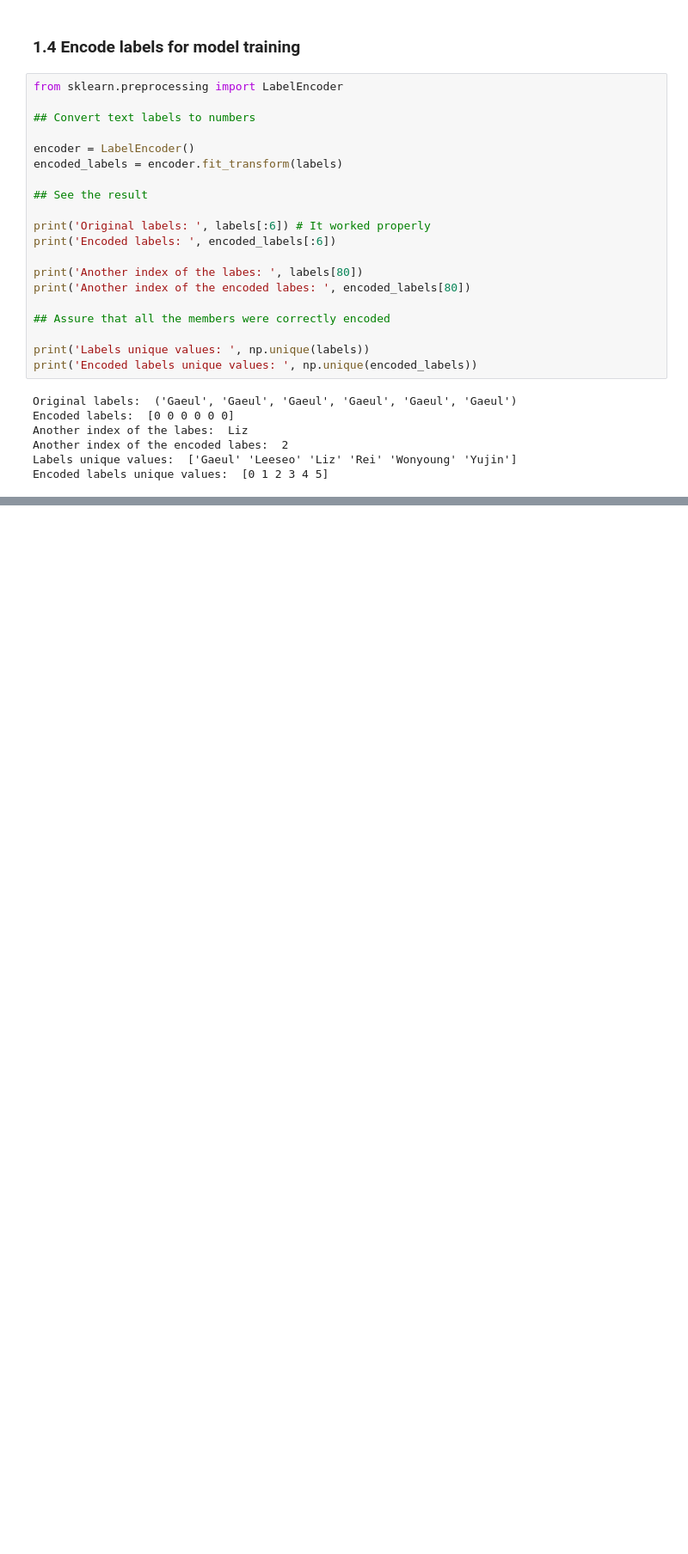
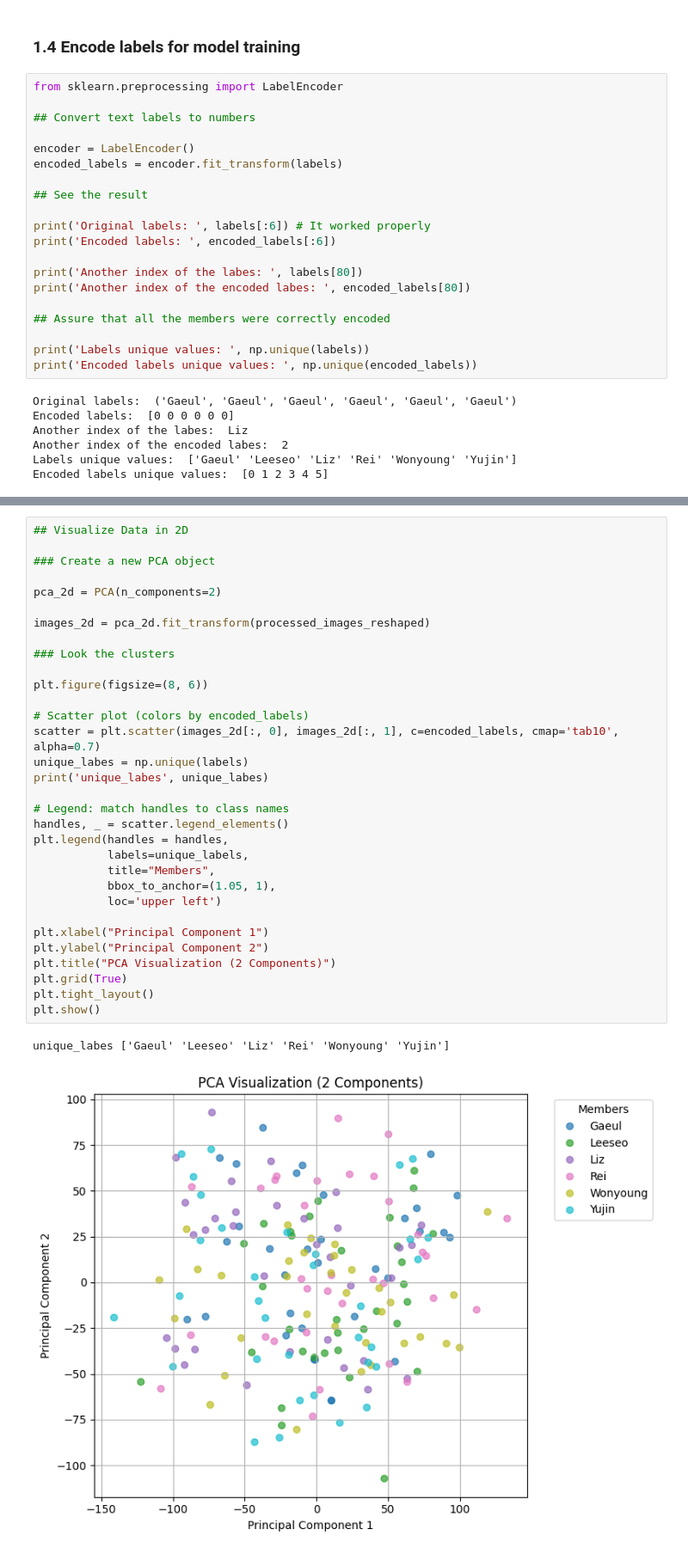
Before and after one commit to DanielTC342/IVE_face_recognition, a Jupyter notebook: IVE_face_recognition_code.ipynb, the cells around one changed output, grey strips where cells are left out. Shown at 86% size. Drawn from its saved outputs; the diff is of its cells as text; blank space fills up the shorter version.

```diff
--- a/IVE_face_recognition_code.ipynb
+++ b/IVE_face_recognition_code.ipynb
@@ -101,0 +144,35 @@ Encoded labels unique values:  [0 1 2 3 4 5]
+# %%
+## Visualize Data in 2D
+
+### Create a new PCA object
+
+pca_2d = PCA(n_components=2)
+
+images_2d = pca_2d.fit_transform(processed_images_reshaped)
+
+### Look the clusters
+
+plt.figure(figsize=(8, 6))
+
+# Scatter plot (colors by encoded_labels)
+scatter = plt.scatter(images_2d[:, 0], images_2d[:, 1], c=encoded_labels, cmap='tab10', alpha=0.7)
+unique_labes = np.unique(labels)
+print('unique_labes', unique_labes)
+
+# Legend: match handles to class names
+handles, _ = scatter.legend_elements()
+plt.legend(handles = handles,
+           labels=unique_labels,
+           title="Members",
+           bbox_to_anchor=(1.05, 1),
+           loc='upper left')
+
+plt.xlabel("Principal Component 1")
+plt.ylabel("Principal Component 2")
+plt.title("PCA Visualization (2 Components)")
+plt.grid(True)
+plt.tight_layout()
+plt.show()
+# %% [output]
+unique_labes ['Gaeul' 'Leeseo' 'Liz' 'Rei' 'Wonyoung' 'Yujin']
+[figure, added]
```
Also changed, not shown: parts of 7 cells of this notebook.
